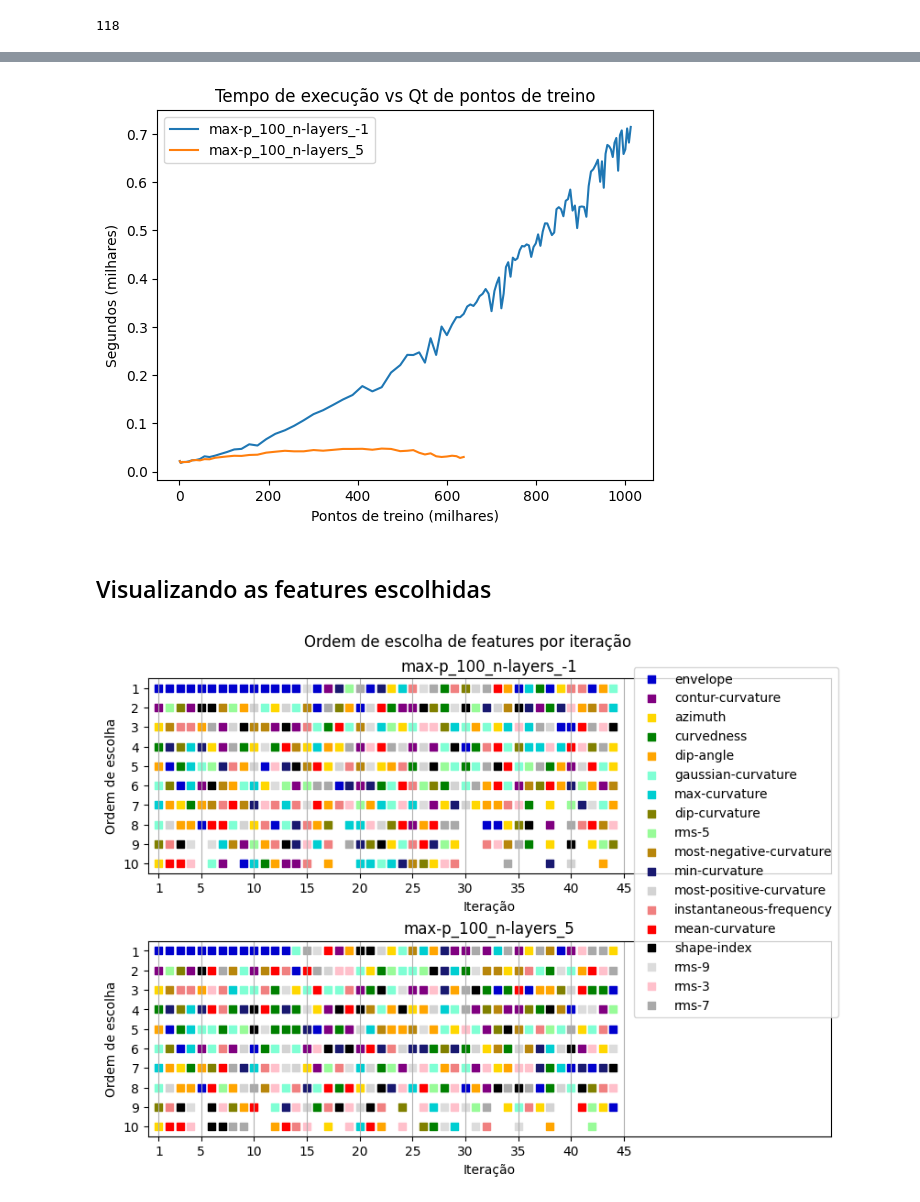
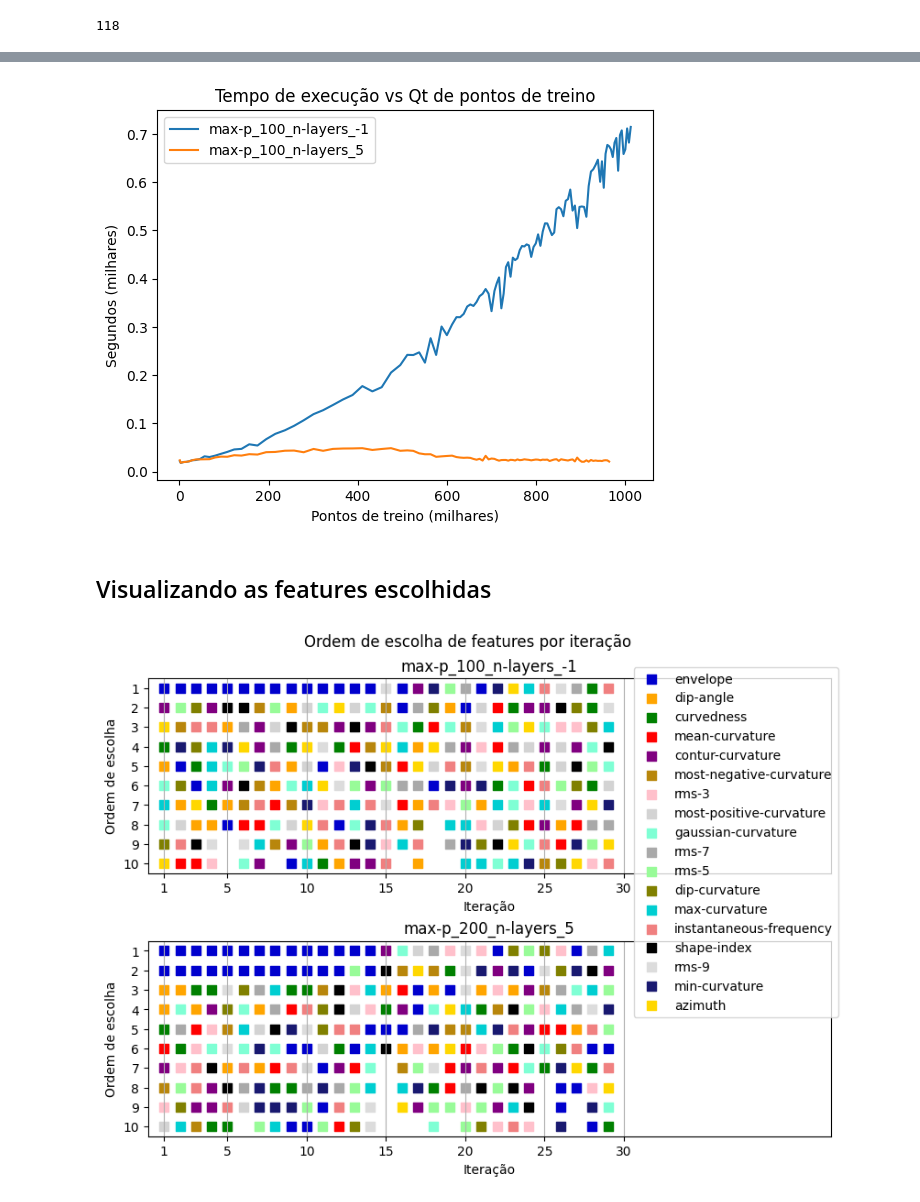
Before and after one commit to georgeteodoro/petroiageo, a Jupyter notebook: data/ANP/results/area_1/resultados-viz.ipynb, the cells around one changed output, grey strips where cells are left out. Drawn from its saved outputs; the diff is of its cells as text; code cells hidden in the pictures.

```diff
--- a/data/ANP/results/area_1/resultados-viz.ipynb
+++ b/data/ANP/results/area_1/resultados-viz.ipynb
@@ -173,3 +254,18 @@ cube.its_until_point((33, 184))
 68
 # %% [markdown]
 Assim, o poço de teste será atingido na iteração 68
+# %%
+interest_its=[15, 21, 22, 23, 25]
+for it in interest_its:
+    pred_viz = cube.pred_config_at_it(it)
+    plt.figure(figsize=(10, 6))
+    plt.imshow(pred_viz)
+    plt.colorbar()
+
+    for w_id, w in enumerate(wells_coords):
+        plt.text(w[1]+5, w[0]+2, w_id, c='black')
+        plt.scatter([w[1]], [w[0]], c='red', s=10)
+
+    plt.title(f"Poços por ponto iteração: {it}")
+    # plt.savefig(f"{it}-config.jpg")
+    plt.show()
@@ -212,7 +315,8 @@ plot_time_vs_data_size(folder_to_results_map, num_predicted)
 # %%
-plot_time_vs_data_size(folder_to_results_map, num_predicted, target_dirs=["max-p_100_n-layers_-1", "max-p_100_n-layers_5"])
+plot_time_vs_data_size(folder_to_results_map, num_predicted,
+                       target_dirs=["max-p_100_n-layers_-1", "max-p_100_n-layers_5"])
 # %% [output]
-[figure, old version]
+[figure, new version]
 # %% [markdown]
 ## Visualizando as features escolhidas
 # %%
@@ -287,7 +391,9 @@ def plot_feats_dict(dirs_mapping, dirs_to_plot:list=None, max_it:int=-1,
                     figsize:tuple = None, sep_legend:bool=False,
                    max_marker_size:int=62, max_base_it:int=118):
     if dirs_to_plot is None:
-        dirs_to_plot = list(dirs_mapping.keys())
+        dirs_to_plot = sorted(list(dirs_mapping.keys()))
+
+    dirs_to_plot.sort()
     n_figs = len(dirs_to_plot)
 
     if figsize is None:
@@ -347,8 +453,8 @@ def plot_feats_dict(dirs_mapping, dirs_to_plot:list=None, max_it:int=-1,
     # fig.tight_layout()
 # %%
 plot_feats_dict(folder_to_results_map, figsize=(8, 6), dirs_to_plot=["max-p_100_n-layers_-1",
-                                                                     "max-p_100_n-layers_5"],
-                max_it=45, max_base_it=130)
+                                                                     "max-p_200_n-layers_5"],
+                max_it=30, max_base_it=130)
 plt.savefig("feats-choices.png")
 # %% [output]
-[figure, old version]
+[figure, new version]
```
Also changed, not shown: parts of 22 cells of this notebook.
